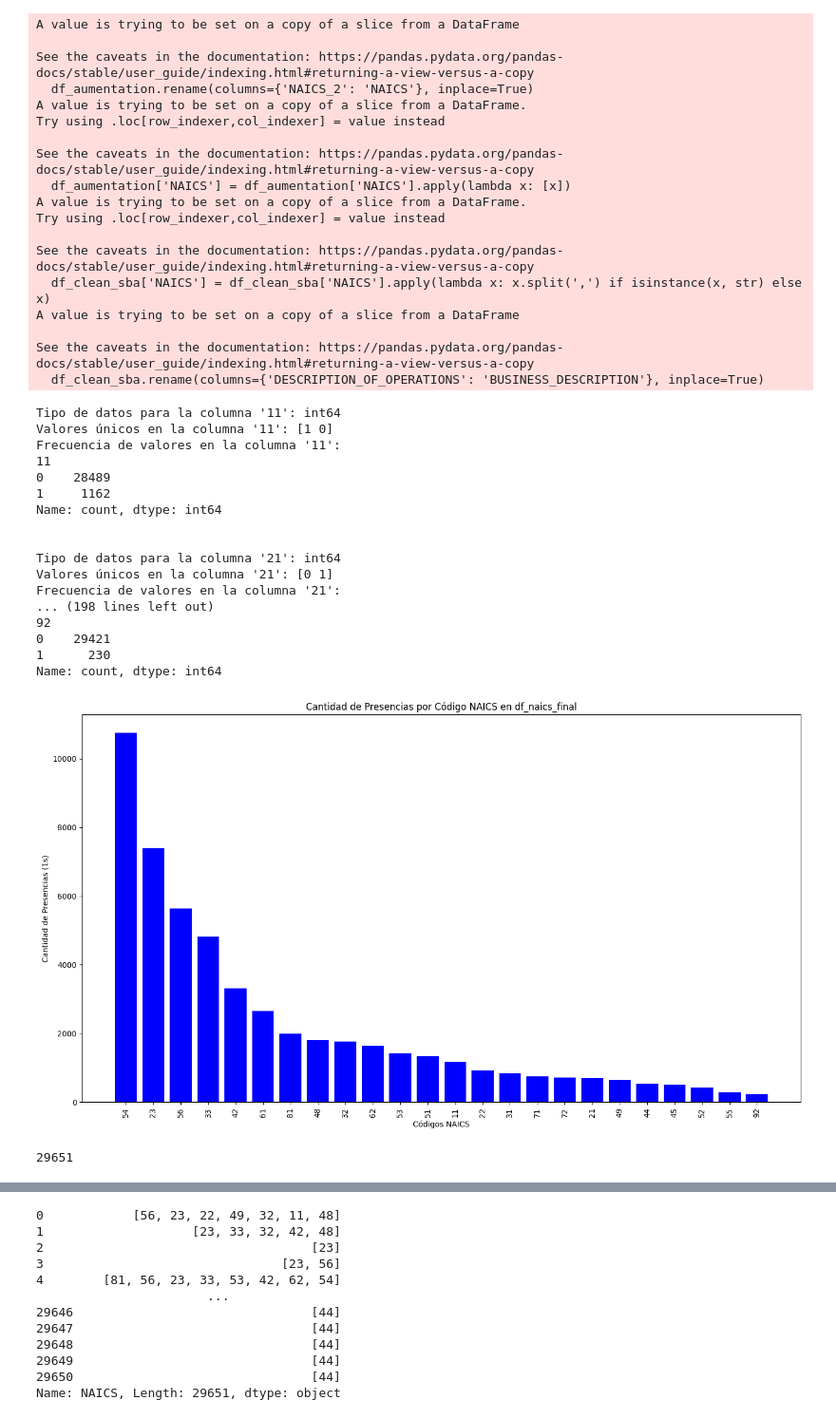
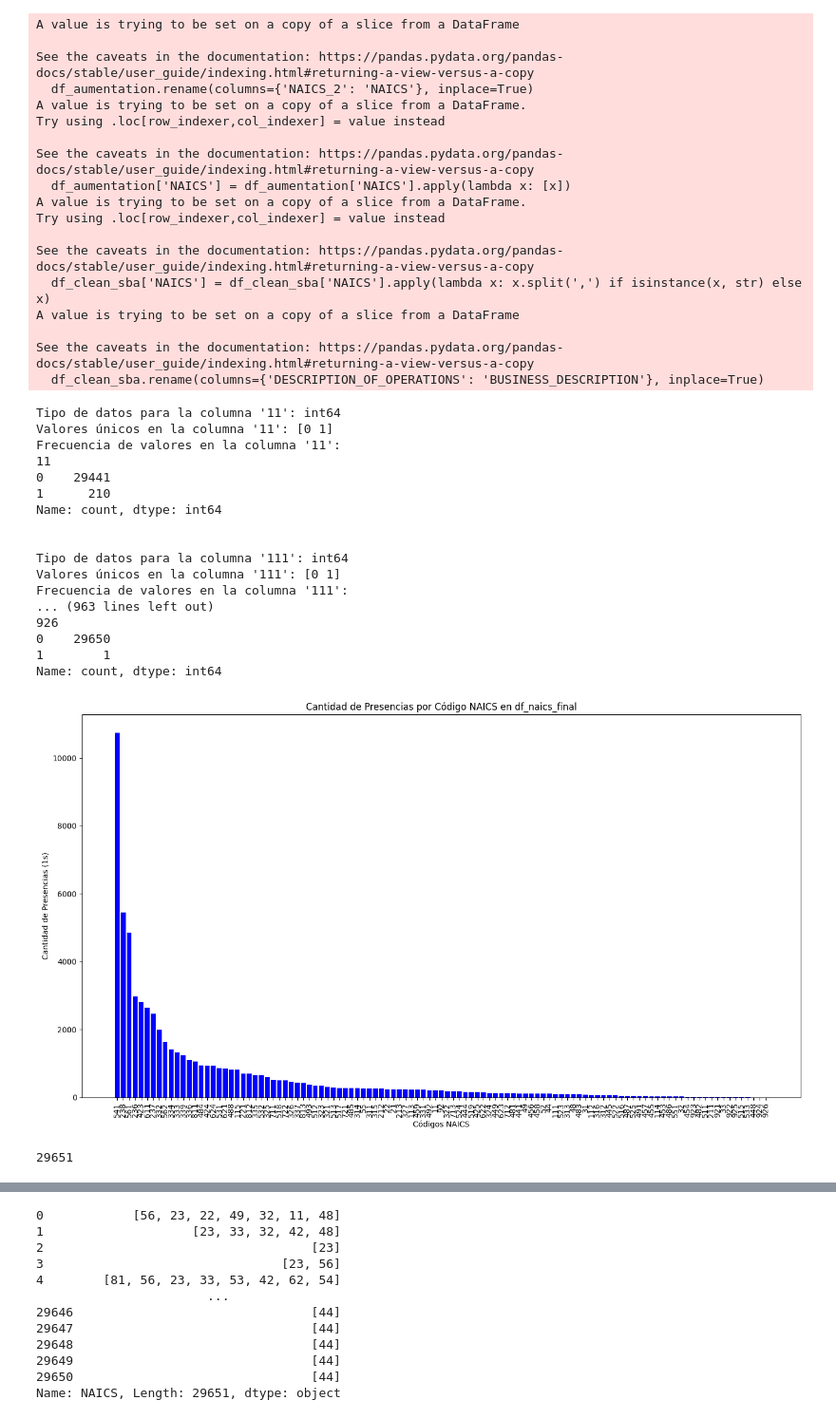
Before and after one commit to Zrive/zrive-ds-1q24-industry-classification, a Jupyter notebook: notebooks/data_multilabel.ipynb, the cells around one changed output, grey strips where cells are left out. Shown at 95% size. Saved outputs shown, nothing was run; the diff lists cells and outputs as text; code cells hidden in the pictures.

```diff
--- a/notebooks/data_multilabel.ipynb
+++ b/notebooks/data_multilabel.ipynb
@@ -55,7 +55,7 @@ def truncate_naics_codes(df: pd.DataFrame, digits: int) -> pd.DataFrame:
         )
     return df
 
-df_naics=truncate_naics_codes(df_naics,2)
+df_naics=truncate_naics_codes(df_naics,3)
 
 
 df_naics['NAICS'] = df_naics['NAICS'].apply(lambda x: list(set(x)))
@@ -89,43 +89,43 @@ plt.xticks(rotation=90)
 plt.tight_layout()
 plt.show()
 print(df_naics.shape[0])
 
-df_naics_final.to_csv('DF_NAICS_BINARIZED_BUENO_2.csv',index=False)
+df_naics_final.to_csv('DF_NAICS_BINARIZED_BUENO_3.csv',index=False)
 # %% [output]
 A value is trying to be set on a copy of a slice from a DataFrame
 
 See the caveats in the documentation: https://pandas.pydata.org/pandas-docs/stable/user_guide/indexing.html#returning-a-view-versus-a-copy
   df_aumentation.rename(columns={'NAICS_2': 'NAICS'}, inplace=True)
 A value is trying to be set on a copy of a slice from a DataFrame.
 Try using .loc[row_indexer,col_indexer] = value instead
 
 See the caveats in the documentation: https://pandas.pydata.org/pandas-docs/stable/user_guide/indexing.html#returning-a-view-versus-a-copy
   df_aumentation['NAICS'] = df_aumentation['NAICS'].apply(lambda x: [x])
 A value is trying to be set on a copy of a slice from a DataFrame.
 Try using .loc[row_indexer,col_indexer] = value instead
 
 See the caveats in the documentation: https://pandas.pydata.org/pandas-docs/stable/user_guide/indexing.html#returning-a-view-versus-a-copy
   df_clean_sba['NAICS'] = df_clean_sba['NAICS'].apply(lambda x: x.split(',') if isinstance(x, str) else x)
 A value is trying to be set on a copy of a slice from a DataFrame
 
 See the caveats in the documentation: https://pandas.pydata.org/pandas-docs/stable/user_guide/indexing.html#returning-a-view-versus-a-copy
   df_clean_sba.rename(columns={'DESCRIPTION_OF_OPERATIONS': 'BUSINESS_DESCRIPTION'}, inplace=True)
 Tipo de datos para la columna '11': int64
-Valores únicos en la columna '11': [1 0]
+Valores únicos en la columna '11': [0 1]
 Frecuencia de valores en la columna '11':
 11
-0    28489
-1     1162
+0    29441
+1      210
 Name: count, dtype: int64
 
 
-Tipo de datos para la columna '21': int64
-Valores únicos en la columna '21': [0 1]
-Frecuencia de valores en la columna '21':
-... (198 lines left out)
-92
-0    29421
-1      230
+Tipo de datos para la columna '111': int64
+Valores únicos en la columna '111': [0 1]
+Frecuencia de valores en la columna '111':
+... (963 lines left out)
+926
+0    29650
+1        1
 Name: count, dtype: int64
-[figure, old version]
+[figure, new version]
 29651
```
Also changed, not shown: parts of 1 cell of this notebook, 1 other file.
